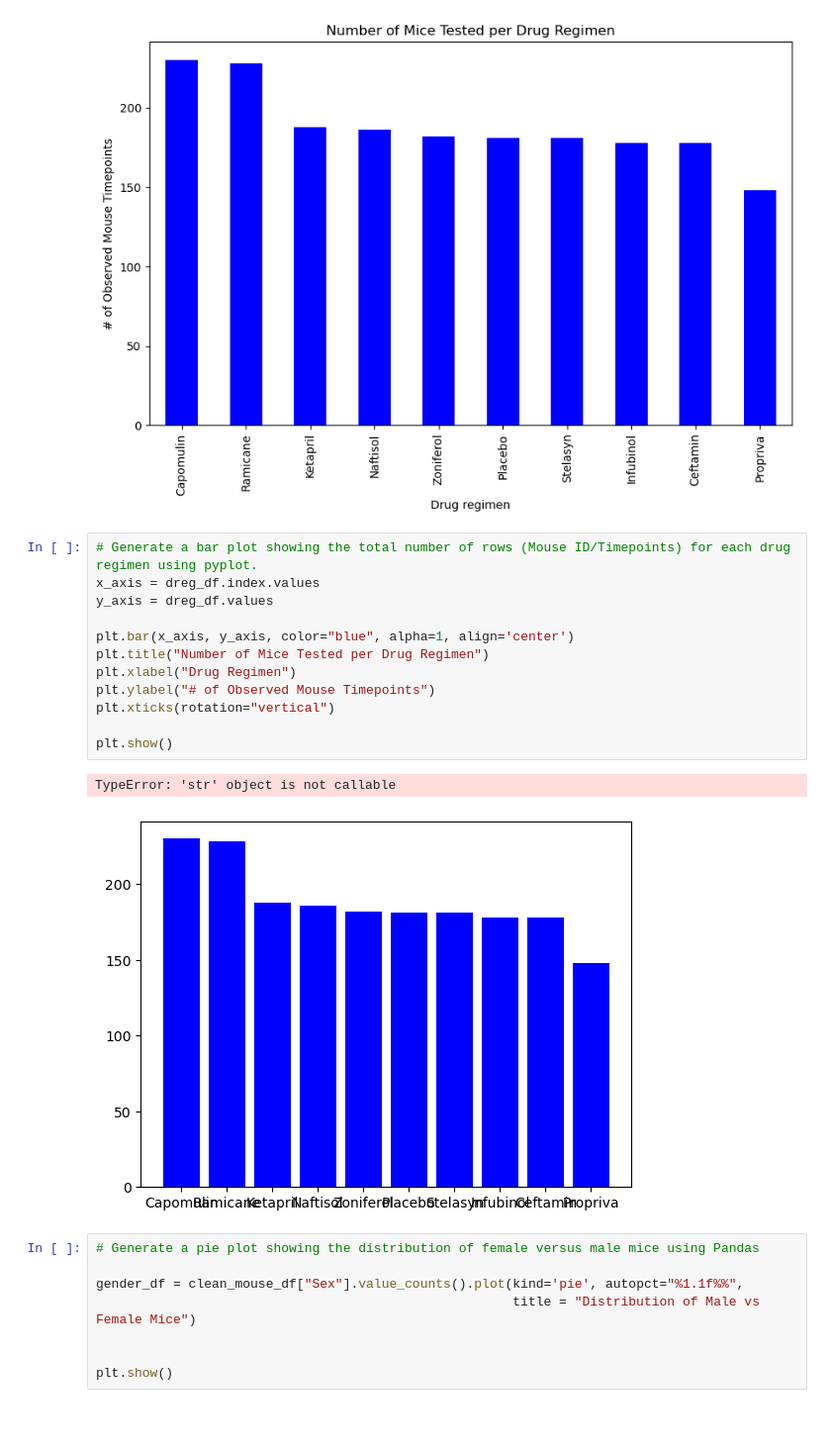
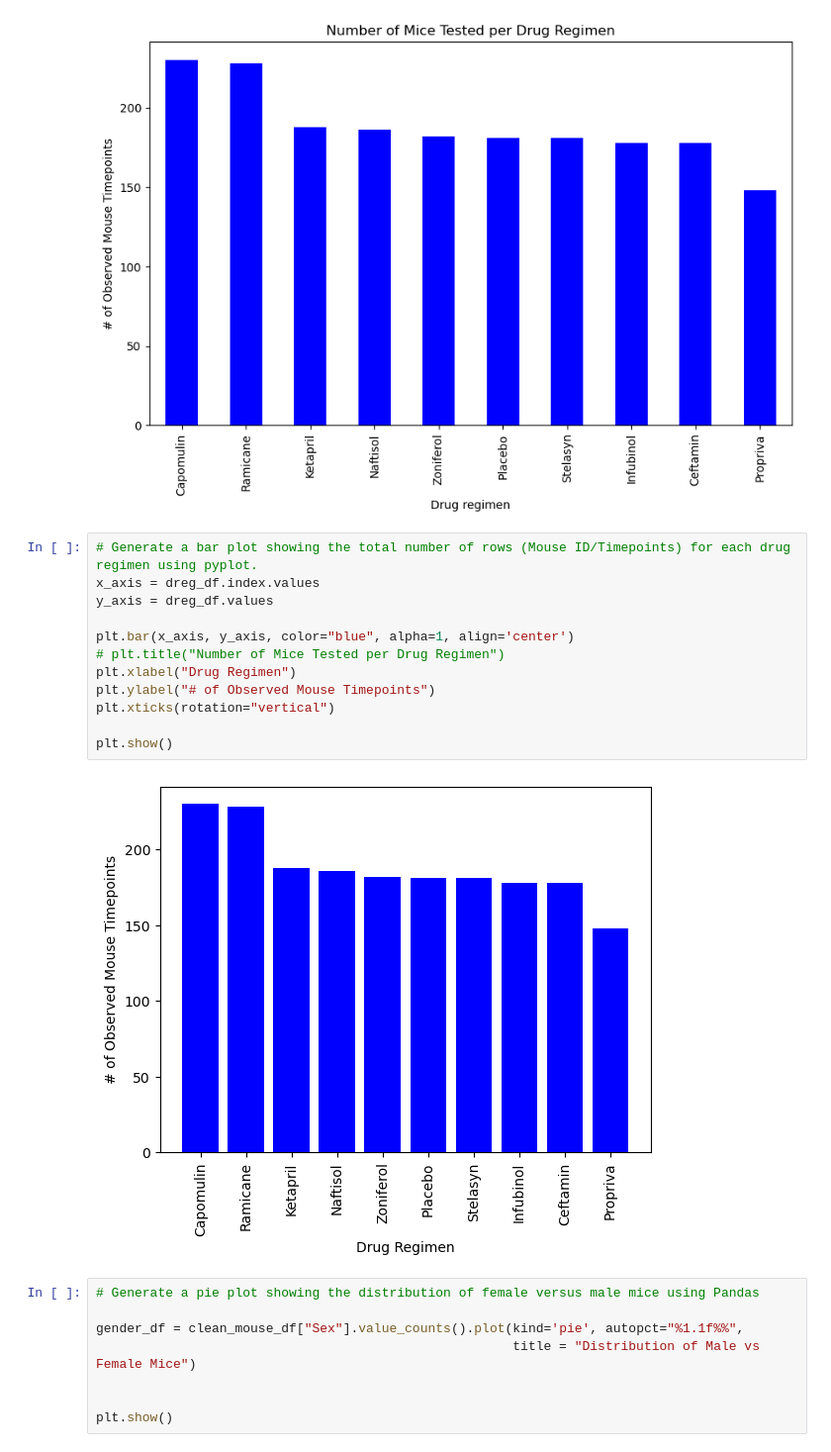
Before and after one commit to meehal0203/Module_5_Pymaceuticals, a Jupyter notebook: Pymaceuticals/Pymaceuticals.ipynb, the cells around one changed output. Shown at 99% size. Cells and saved outputs as stored; diff of their text form; blank space fills up the shorter version.

```diff
--- a/Pymaceuticals/Pymaceuticals.ipynb
+++ b/Pymaceuticals/Pymaceuticals.ipynb
@@ -202,18 +202,17 @@ Name: count, dtype: int64
 # %%
 # Generate a bar plot showing the total number of rows (Mouse ID/Timepoints) for each drug regimen using pyplot.
 x_axis = dreg_df.index.values
 y_axis = dreg_df.values
 
 plt.bar(x_axis, y_axis, color="blue", alpha=1, align='center')
-plt.title("Number of Mice Tested per Drug Regimen")
+# plt.title("Number of Mice Tested per Drug Regimen")
 plt.xlabel("Drug Regimen")
 plt.ylabel("# of Observed Mouse Timepoints")
 plt.xticks(rotation="vertical")
 
 plt.show()
 # %% [output]
-TypeError: 'str' object is not callable
-[figure, old version]
+[figure, new version]
 # %%
 # Generate a pie plot showing the distribution of female versus male mice using Pandas
 
```
Also changed, not shown: parts of 10 cells of this notebook.
